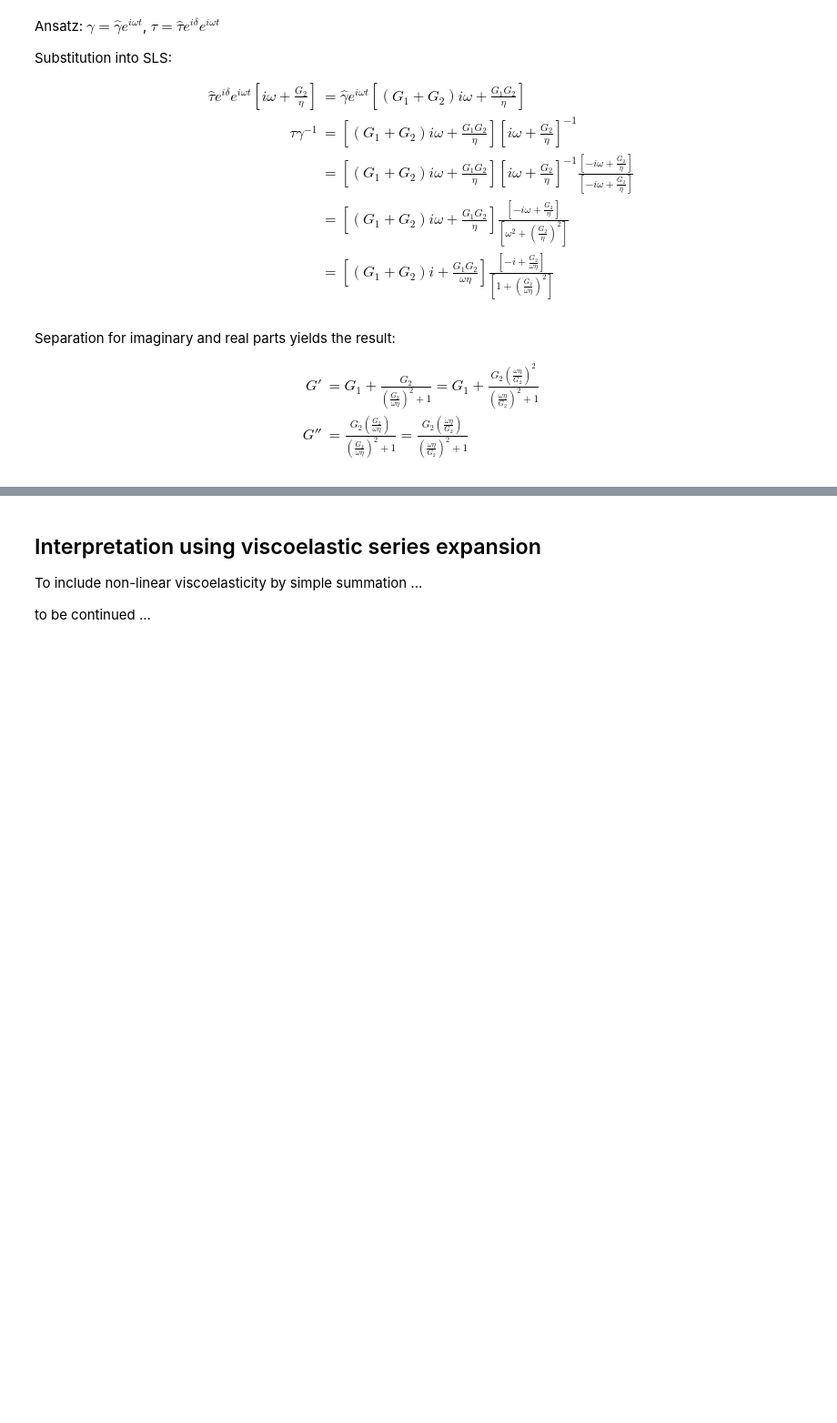
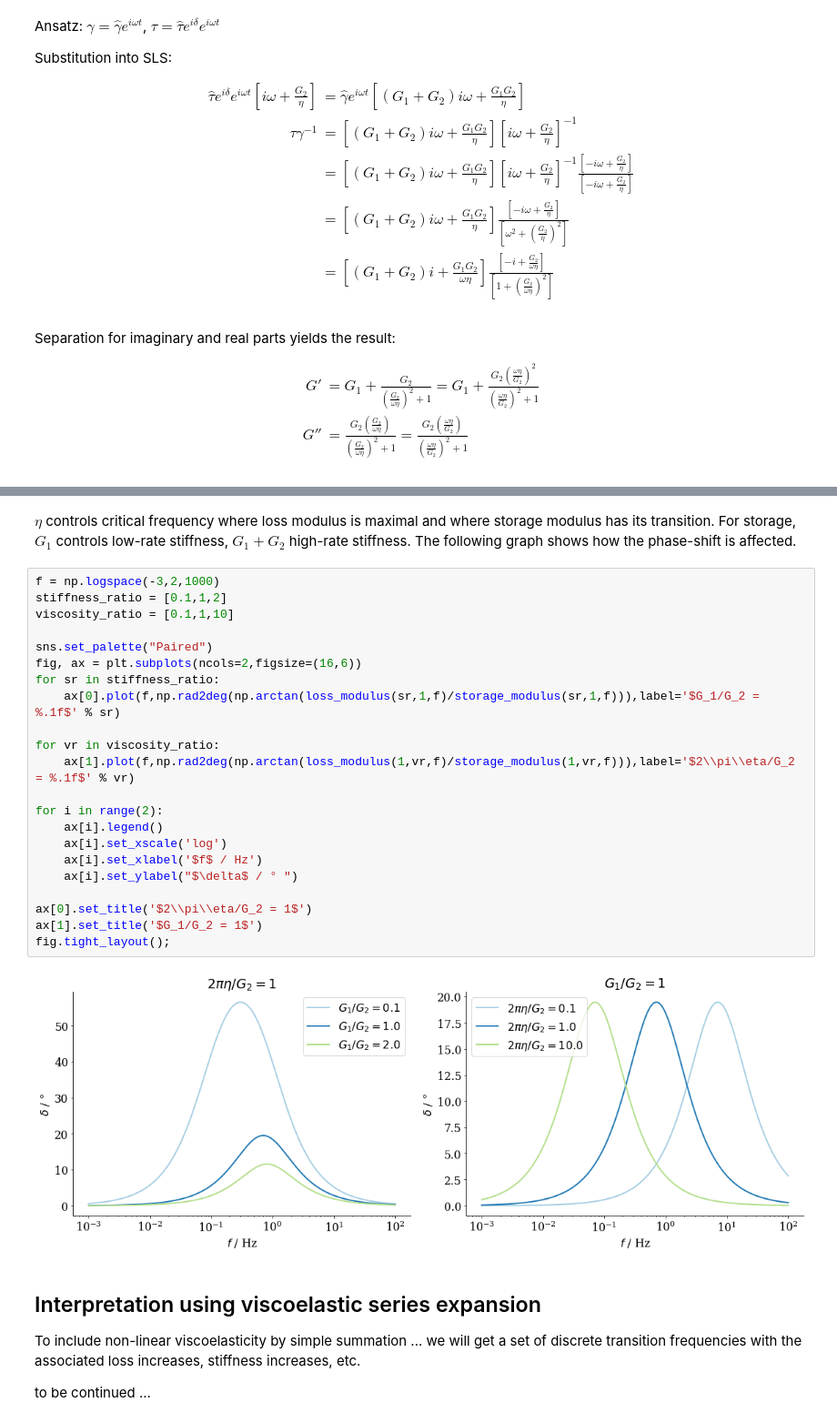
Before and after one commit to nagelt/soil_dynamics, a Jupyter notebook: shear_oscillator.ipynb, the cells around one changed output, grey strips where cells are left out. Shown at 91% size. Drawn from its saved outputs; the diff is of its cells as text; blank space fills up the shorter version.

```diff
--- a/shear_oscillator.ipynb
+++ b/shear_oscillator.ipynb
@@ -303,6 +334,32 @@ plt.plot(x,loss(x));
+# %% [markdown]
+$\eta$ controls critical frequency where loss modulus is maximal and where storage modulus has its transition. For storage, $G_1$ controls low-rate stiffness, $G_1+G_2$ high-rate stiffness. The following graph shows how the phase-shift is affected.
+# %%
+f = np.logspace(-3,2,1000)
+stiffness_ratio = [0.1,1,2]
+viscosity_ratio = [0.1,1,10]
+
+sns.set_palette("Paired")
+fig, ax = plt.subplots(ncols=2,figsize=(16,6))
+for sr in stiffness_ratio:
+    ax[0].plot(f,np.rad2deg(np.arctan(loss_modulus(sr,1,f)/storage_modulus(sr,1,f))),label='$G_1/G_2 = %.1f$' % sr)
+
+for vr in viscosity_ratio:
+    ax[1].plot(f,np.rad2deg(np.arctan(loss_modulus(1,vr,f)/storage_modulus(1,vr,f))),label='$2\\pi\\eta/G_2 = %.1f$' % vr)
+
+for i in range(2):
+    ax[i].legend()
+    ax[i].set_xscale('log')
+    ax[i].set_xlabel('$f$ / Hz')
+    ax[i].set_ylabel("$\delta$ / ° ")
+
+ax[0].set_title('$2\\pi\\eta/G_2 = 1$')
+ax[1].set_title('$G_1/G_2 = 1$')
+fig.tight_layout();
+# %% [output]
+[figure, added]
 # %% [markdown]
 ## Interpretation using viscoelastic series expansion
 
-To include non-linear viscoelasticity by simple summation ...
+To include non-linear viscoelasticity by simple summation ... we will get a set of discrete transition frequencies with the associated loss increases, stiffness increases, etc.
 
 to be continued ...
```
Also changed, not shown: parts of 10 cells of this notebook.
